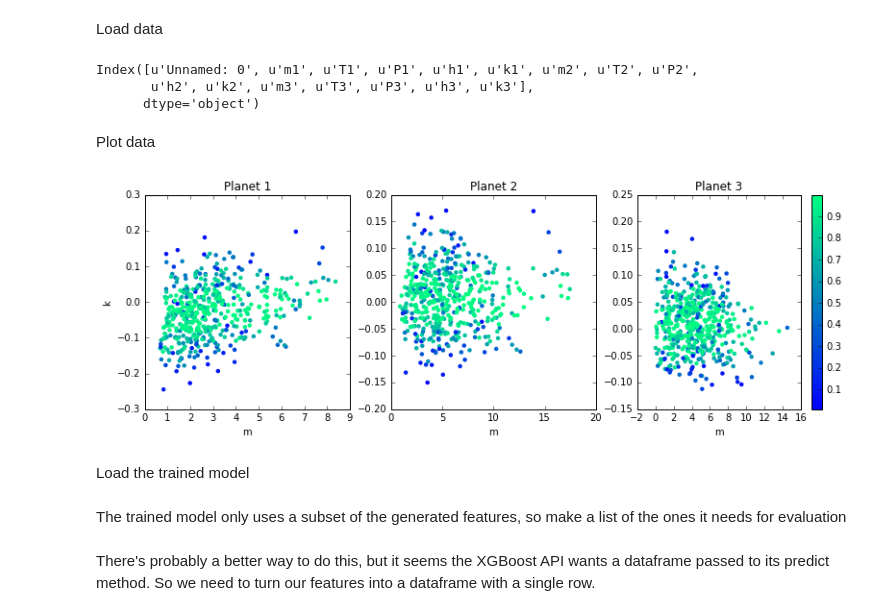
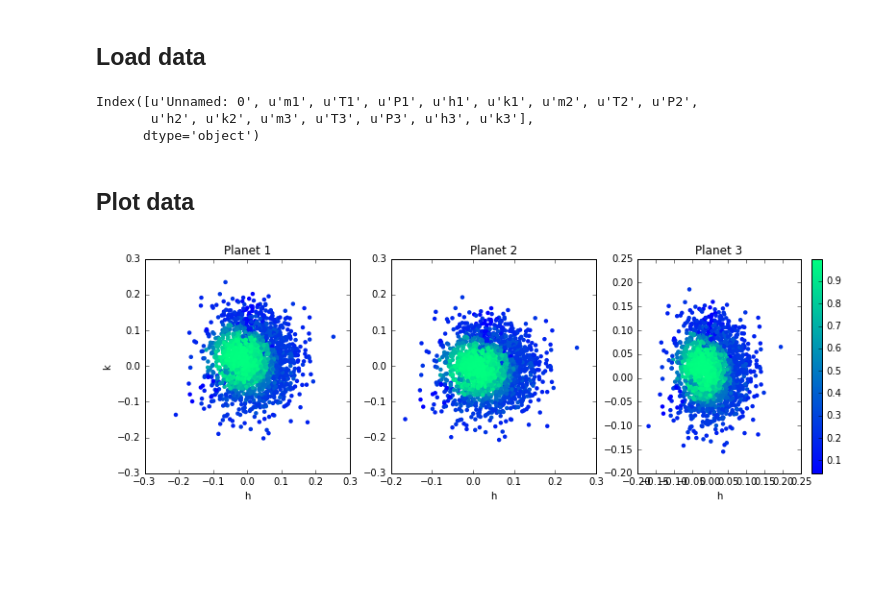
Before and after one commit to afcarl/stability_predict, a Jupyter notebook: analyzesystem.ipynb, the cells around one changed output. Saved outputs shown, nothing was run; the diff lists cells and outputs as text; code cells hidden in the pictures; blank space fills up the shorter version.

```diff
--- a/analyzesystem.ipynb
+++ b/analyzesystem.ipynb
@@ -3,10 +3,10 @@ import pandas as pd
 import numpy as np
 import matplotlib.pyplot as plt
 %matplotlib inline
-# %% [markdown]
-Load data
+# %% [markdown]
+## Load data
 # %%
-system = "KOI-0168"    #KOI-0156, KOI-0168, KOI-2086
+system = "KOI-2086"    #KOI-0156, KOI-0168, KOI-2086
 
 data = pd.read_csv("systems/%s_data.csv"%system)
 results = pd.read_csv("systems/%s_results.csv"%system)
@@ -15,27 +15,27 @@ data.columns
 Index([u'Unnamed: 0', u'm1', u'T1', u'P1', u'h1', u'k1', u'm2', u'T2', u'P2',
        u'h2', u'k2', u'm3', u'T3', u'P3', u'h3', u'k3'],
       dtype='object')
-# %% [markdown]
-Plot data
+# %% [markdown]
+## Plot data
 # %%
-x = "m"
+x = "h"
 y = "k"
 proba = results["predict_proba"].values
 
 colorbar = 'winter'
 f, (ax1, ax2, ax3) = plt.subplots(1,3, figsize=[13, 4])
 ax1.scatter(data["%s1"%x][:len(proba)], data["%s1"%y][:len(proba)], c=proba, cmap=colorbar, lw=0)
 ax2.scatter(data["%s2"%x][:len(proba)], data["%s2"%y][:len(proba)], c=proba, cmap=colorbar, lw=0)
 c=ax3.scatter(data["%s3"%x][:len(proba)], data["%s3"%y][:len(proba)], c=proba, cmap=colorbar, lw=0)
 
 ax1.set_ylabel(y)
 ax1.set_xlabel(x)
 ax2.set_xlabel(x)
 ax3.set_xlabel(x)
 ax1.set_title("Planet 1")
 ax2.set_title("Planet 2")
 ax3.set_title("Planet 3")
 cb = f.colorbar(c)
 plt.savefig("images/%s_%s%s.png"%(system,x,y))
 # %% [output]
-[figure, old version]
+[figure, new version]
@@ -45,2 +41,0 @@ plt.savefig("images/%s_%s%s.png"%(system,x,y))
-# %% [markdown]
-Load the trained model
@@ -50,2 +41,0 @@ model = pickle.load(open('OptimalXGBmodel.pkl', 'rb'))
-# %% [markdown]
-The trained model only uses a subset of the generated features, so make a list of the ones it needs for evaluation
@@ -63,2 +41,0 @@ features += ['Lyapunov_time']
-# %% [markdown]
-There's probably a better way to do this, but it seems the XGBoost API wants a dataframe passed to its predict method. So we need to turn our features into a dataframe with a single row.
```
Also changed, not shown: parts of 13 cells of this notebook, 1 other file.
